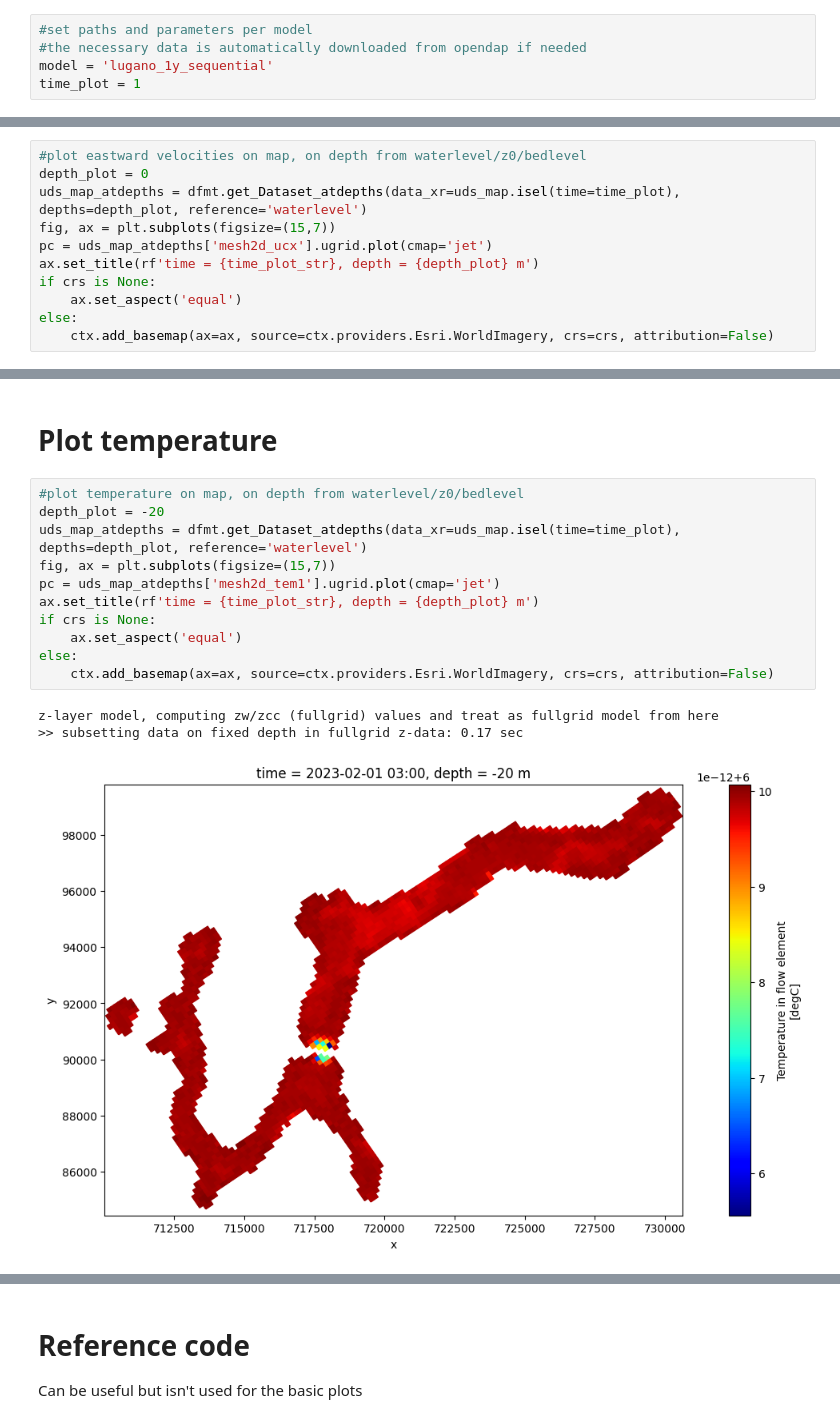
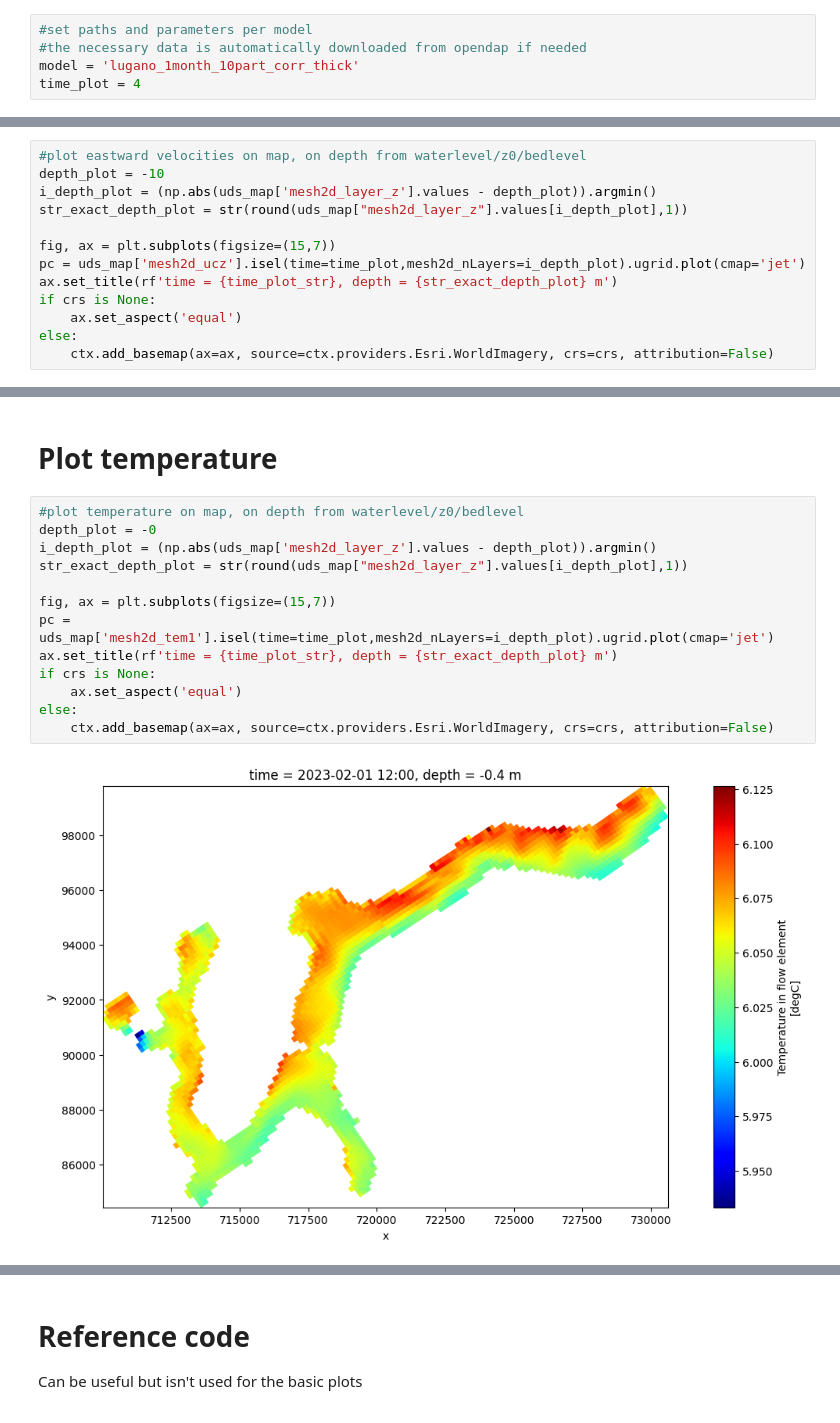
Before and after one commit to leroquan/plot_results, a Jupyter notebook: Delft3D_FM/plot_map_results.ipynb, the cells around one changed output, grey strips where cells are left out. Drawn from its saved outputs; the diff is of its cells as text.

```diff
--- a/Delft3D_FM/plot_map_results.ipynb
+++ b/Delft3D_FM/plot_map_results.ipynb
@@ -29,8 +29,8 @@ mesh2d_ucx = Flow element center velocity vector, x-component
 # %%
 #set paths and parameters per model
 #the necessary data is automatically downloaded from opendap if needed
-model = 'lugano_1y_sequential'
-time_plot = 1
+model = 'lugano_1month_10part_corr_thick'
+time_plot = 4
 # %%
 with open('config_plots.json', 'r') as file:
     config_plots = json.load(file)[model]
@@ -125,11 +128,13 @@ else:
 # Plot velocities
 # %%
 #plot eastward velocities on map, on depth from waterlevel/z0/bedlevel
-depth_plot = 0
-uds_map_atdepths = dfmt.get_Dataset_atdepths(data_xr=uds_map.isel(time=time_plot), depths=depth_plot, reference='waterlevel')
+depth_plot = -10
+i_depth_plot = (np.abs(uds_map['mesh2d_layer_z'].values - depth_plot)).argmin()
+str_exact_depth_plot = str(round(uds_map["mesh2d_layer_z"].values[i_depth_plot],1))
+
 fig, ax = plt.subplots(figsize=(15,7))
-pc = uds_map_atdepths['mesh2d_ucx'].ugrid.plot(cmap='jet')
-ax.set_title(rf'time = {time_plot_str}, depth = {depth_plot} m')
+pc = uds_map['mesh2d_ucz'].isel(time=time_plot,mesh2d_nLayers=i_depth_plot).ugrid.plot(cmap='jet')
+ax.set_title(rf'time = {time_plot_str}, depth = {str_exact_depth_plot} m')
 if crs is None:
     ax.set_aspect('equal')
 else:
@@ -165,19 +168,19 @@ else:
 # Plot temperature
 # %%
 #plot temperature on map, on depth from waterlevel/z0/bedlevel
-depth_plot = -20
-uds_map_atdepths = dfmt.get_Dataset_atdepths(data_xr=uds_map.isel(time=time_plot), depths=depth_plot, reference='waterlevel')
+depth_plot = -0
+i_depth_plot = (np.abs(uds_map['mesh2d_layer_z'].values - depth_plot)).argmin()
+str_exact_depth_plot = str(round(uds_map["mesh2d_layer_z"].values[i_depth_plot],1))
+
 fig, ax = plt.subplots(figsize=(15,7))
-pc = uds_map_atdepths['mesh2d_tem1'].ugrid.plot(cmap='jet')
-ax.set_title(rf'time = {time_plot_str}, depth = {depth_plot} m')
+pc = uds_map['mesh2d_tem1'].isel(time=time_plot,mesh2d_nLayers=i_depth_plot).ugrid.plot(cmap='jet')
+ax.set_title(rf'time = {time_plot_str}, depth = {str_exact_depth_plot} m')
 if crs is None:
     ax.set_aspect('equal')
 else:
     ctx.add_basemap(ax=ax, source=ctx.providers.Esri.WorldImagery, crs=crs, attribution=False)
 # %% [output]
-z-layer model, computing zw/zcc (fullgrid) values and treat as fullgrid model from here
->> subsetting data on fixed depth in fullgrid z-data: 0.17 sec
-[figure, old version]
+[figure, new version]
 # %%
 #plot slice/sideview trough 3D temperature mapdata
 if line_array is not None:
```
Also changed, not shown: parts of 12 cells of this notebook.
